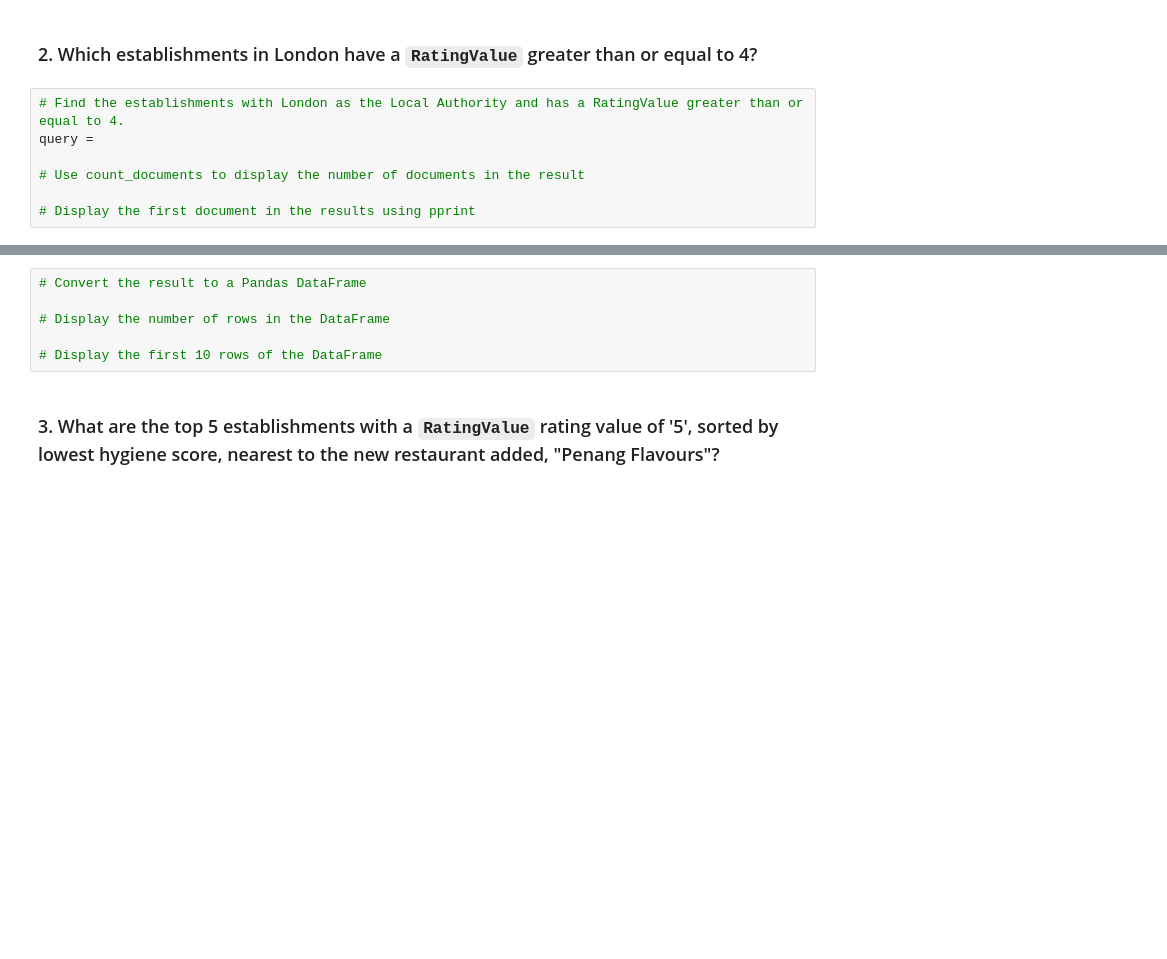
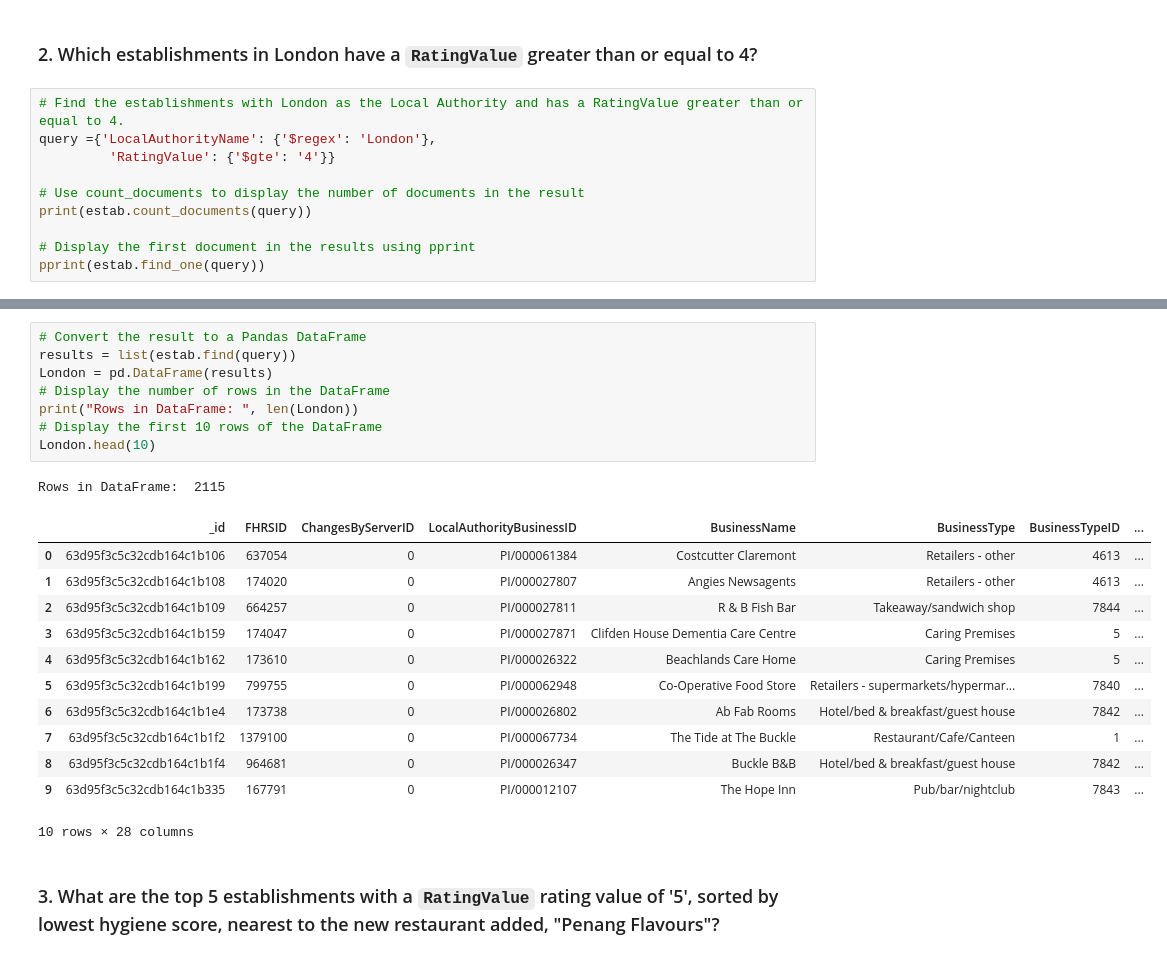
Before and after one commit to yaldaalemi/nosql-challenge, a Jupyter notebook: NoSQL_analysis_starter.ipynb, the cells around one changed output, grey strips where cells are left out. Saved outputs shown, nothing was run; the diff lists cells and outputs as text; blank space fills up the shorter version.

```diff
--- a/NoSQL_analysis_starter.ipynb
+++ b/NoSQL_analysis_starter.ipynb
@@ -78,8 +84,11 @@ result_df.head()
 ### 2. Which establishments in London have a `RatingValue` greater than or equal to 4?
 # %%
 # Find the establishments with London as the Local Authority and has a RatingValue greater than or equal to 4.
-query =
+query ={'LocalAuthorityName': {'$regex': 'London'},
+         'RatingValue': {'$gte': '4'}}
 
 # Use count_documents to display the number of documents in the result
+print(estab.count_documents(query))
 
 # Display the first document in the results using pprint
+pprint(estab.find_one(query))
@@ -86,9 +113,25 @@ query =
 # %%
 # Convert the result to a Pandas DataFrame
-
+results = list(estab.find(query))
+London = pd.DataFrame(results)
 # Display the number of rows in the DataFrame
-
+print("Rows in DataFrame: ", len(London))
 # Display the first 10 rows of the DataFrame
+London.head(10)
+# %% [output]
+Rows in DataFrame:  2115
+|  | _id | FHRSID | ChangesByServerID | LocalAuthorityBusinessID | BusinessName | BusinessType | BusinessTypeID | ... |
+| 0 | 63d95f3c5c32cdb164c1b106 | 637054 | 0 | PI/000061384 | Costcutter Claremont | Retailers - other | 4613 | ... |
+| 1 | 63d95f3c5c32cdb164c1b108 | 174020 | 0 | PI/000027807 | Angies Newsagents | Retailers - other | 4613 | ... |
+| 2 | 63d95f3c5c32cdb164c1b109 | 664257 | 0 | PI/000027811 | R & B Fish Bar | Takeaway/sandwich shop | 7844 | ... |
+| 3 | 63d95f3c5c32cdb164c1b159 | 174047 | 0 | PI/000027871 | Clifden House Dementia Care Centre | Caring Premises | 5 | ... |
+| 4 | 63d95f3c5c32cdb164c1b162 | 173610 | 0 | PI/000026322 | Beachlands Care Home | Caring Premises | 5 | ... |
+| 5 | 63d95f3c5c32cdb164c1b199 | 799755 | 0 | PI/000062948 | Co-Operative Food Store | Retailers - supermarkets/hypermar... | 7840 | ... |
+| 6 | 63d95f3c5c32cdb164c1b1e4 | 173738 | 0 | PI/000026802 | Ab Fab Rooms | Hotel/bed & breakfast/guest house | 7842 | ... |
+| 7 | 63d95f3c5c32cdb164c1b1f2 | 1379100 | 0 | PI/000067734 | The Tide at The Buckle | Restaurant/Cafe/Canteen | 1 | ... |
+| 8 | 63d95f3c5c32cdb164c1b1f4 | 964681 | 0 | PI/000026347 | Buckle B&B | Hotel/bed & breakfast/guest house | 7842 | ... |
+| 9 | 63d95f3c5c32cdb164c1b335 | 167791 | 0 | PI/000012107 | The Hope Inn | Pub/bar/nightclub | 7843 | ... |
+10 rows × 28 columns
 # %% [markdown]
 ### 3. What are the top 5 establishments with a `RatingValue` rating value of '5', sorted by lowest hygiene score, nearest to the new restaurant added, "Penang Flavours"?
 # %%
```
Also changed, not shown: parts of 6 cells of this notebook.
